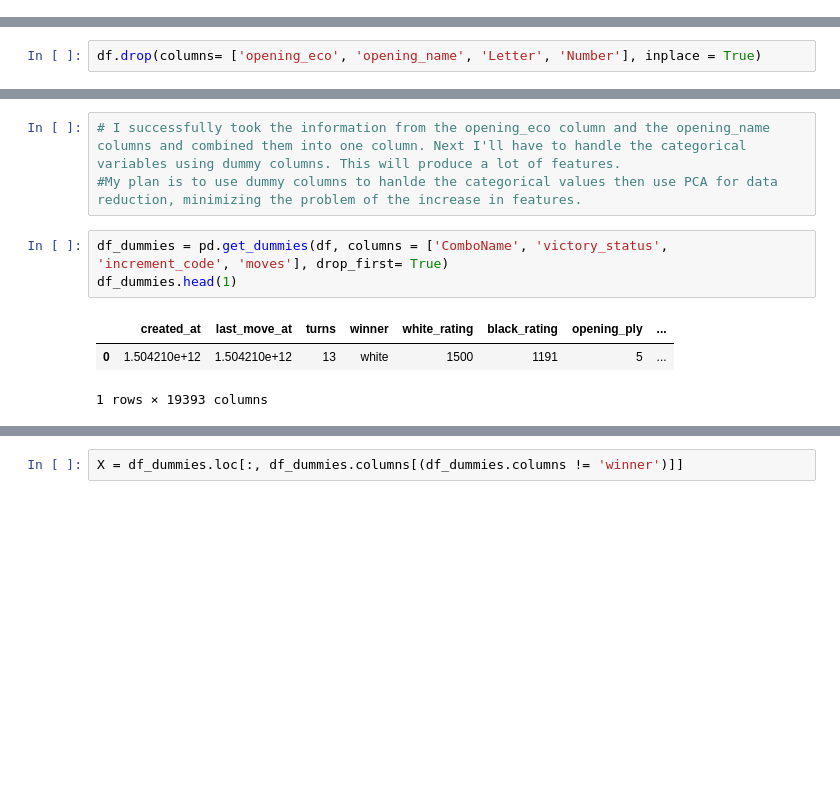
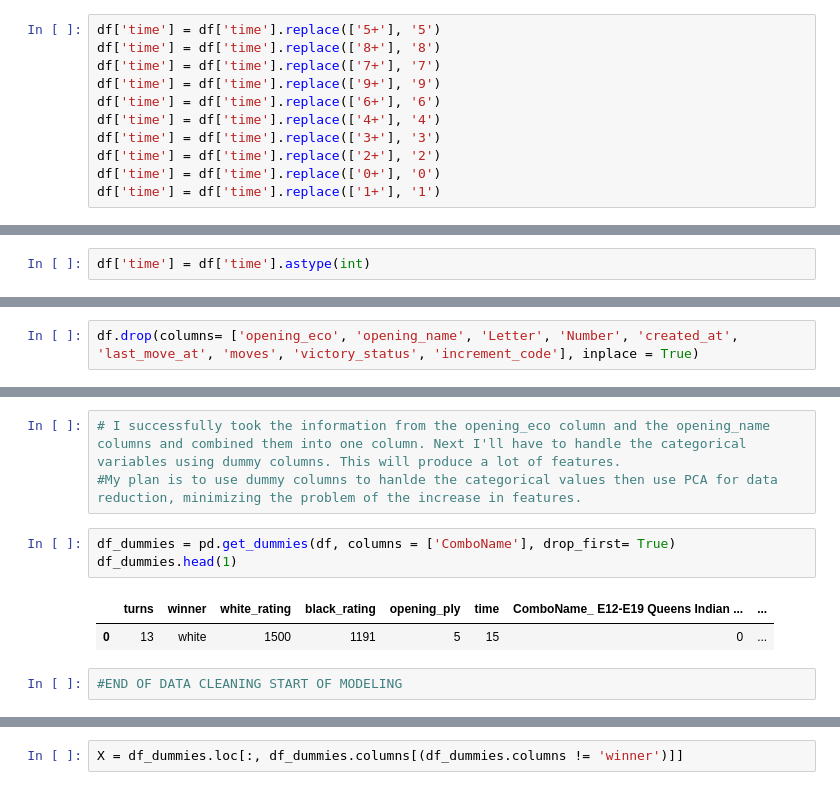
Before and after one commit to dylanahola/Chess_Learning_Algorithm, a Jupyter notebook: ChessProject2.ipynb, the cells around one changed output, grey strips where cells are left out. Saved outputs shown, nothing was run; the diff lists cells and outputs as text; blank space fills up the shorter version.

```diff
--- a/ChessProject2.ipynb
+++ b/ChessProject2.ipynb
@@ -338,0 +333,11 @@ len(conditions)
+# %%
+df['time'] = df['time'].replace(['5+'], '5')
+df['time'] = df['time'].replace(['8+'], '8')
+df['time'] = df['time'].replace(['7+'], '7')
+df['time'] = df['time'].replace(['9+'], '9')
+df['time'] = df['time'].replace(['6+'], '6')
+df['time'] = df['time'].replace(['4+'], '4')
+df['time'] = df['time'].replace(['3+'], '3')
+df['time'] = df['time'].replace(['2+'], '2')
+df['time'] = df['time'].replace(['0+'], '0')
+df['time'] = df['time'].replace(['1+'], '1')
@@ -338,0 +364,2 @@ len(conditions)
+# %%
+df['time'] = df['time'].astype(int)
@@ -339,3 +368,5 @@ len(conditions)
+# %%
+df.drop(columns= ['opening_eco', 'opening_name', 'Letter', 'Number', 'created_at', 'last_move_at', 'moves', 'victory_status', 'increment_code'], inplace = True)
 # %%
 df['winner'].value_counts()
 # %% [output]
@@ -366,5 +394,3 @@ memory usage: 2.4+ MB
-# %%
-df.drop(columns= ['opening_eco', 'opening_name', 'Letter', 'Number'], inplace = True)
 # %%
 df['ComboName']
 # %% [output]
@@ -384,9 +410,10 @@ Name: ComboName, Length: 19629, dtype: object
 # I successfully took the information from the opening_eco column and the opening_name columns and combined them into one column. Next I'll have to handle the categorical variables using dummy columns. This will produce a lot of features.
 #My plan is to use dummy columns to hanlde the categorical values then use PCA for data reduction, minimizing the problem of the increase in features.
 # %%
-df_dummies = pd.get_dummies(df, columns = ['ComboName', 'victory_status', 'increment_code', 'moves'], drop_first= True)
+df_dummies = pd.get_dummies(df, columns = ['ComboName'], drop_first= True)
 df_dummies.head(1)
 # %% [output]
-|  | created_at | last_move_at | turns | winner | white_rating | black_rating | opening_ply | ... |
-| 0 | 1.504210e+12 | 1.504210e+12 | 13 | white | 1500 | 1191 | 5 | ... |
+|  | turns | winner | white_rating | black_rating | opening_ply | time | ComboName_ E12-E19 Queens Indian ... | ... |
+| 0 | 13 | white | 1500 | 1191 | 5 | 15 | 0 | ... |
-1 rows × 19393 columns
+# %%
+#END OF DATA CLEANING START OF MODELING
```
Also changed, not shown: parts of 33 cells of this notebook.
